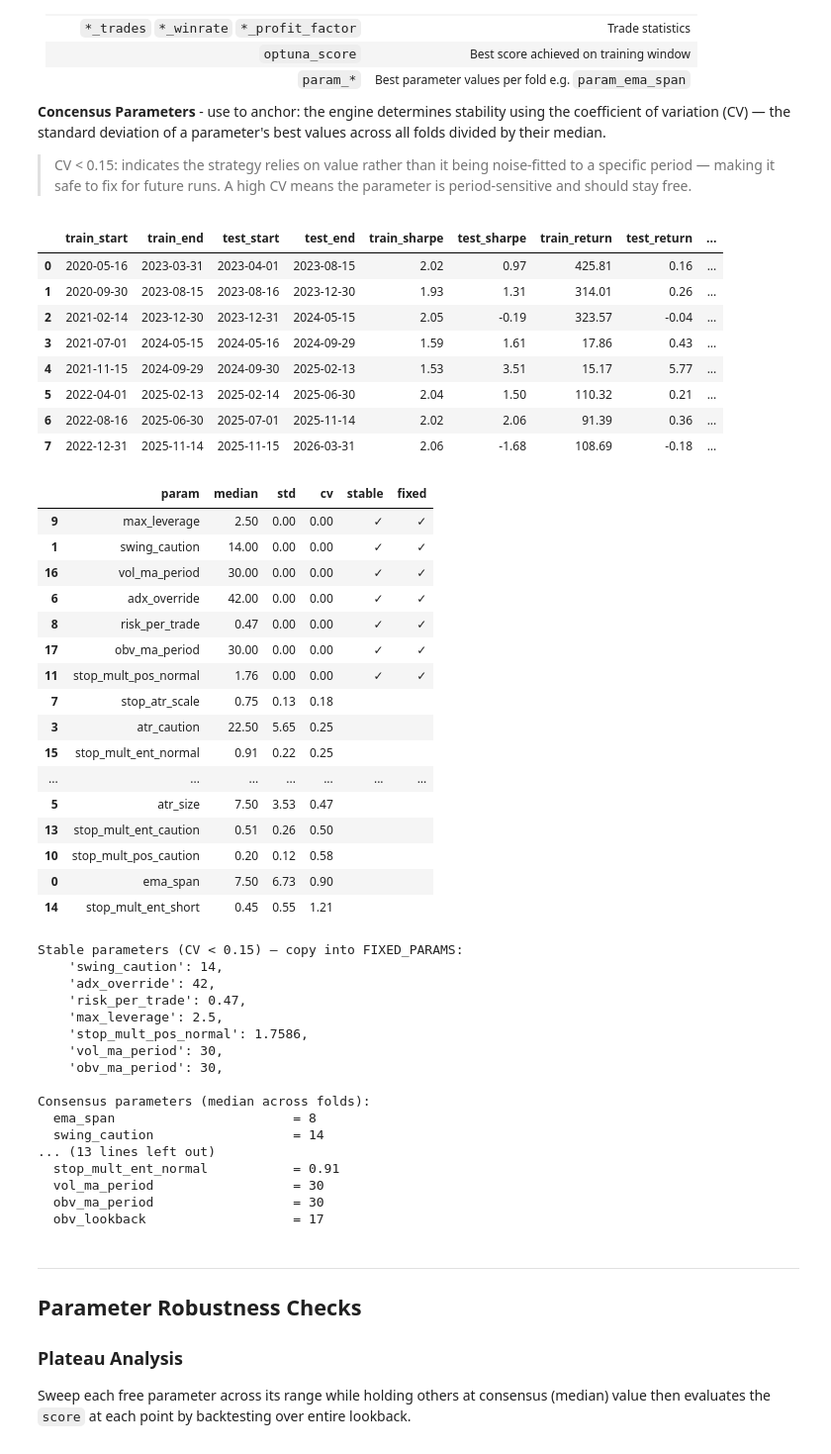
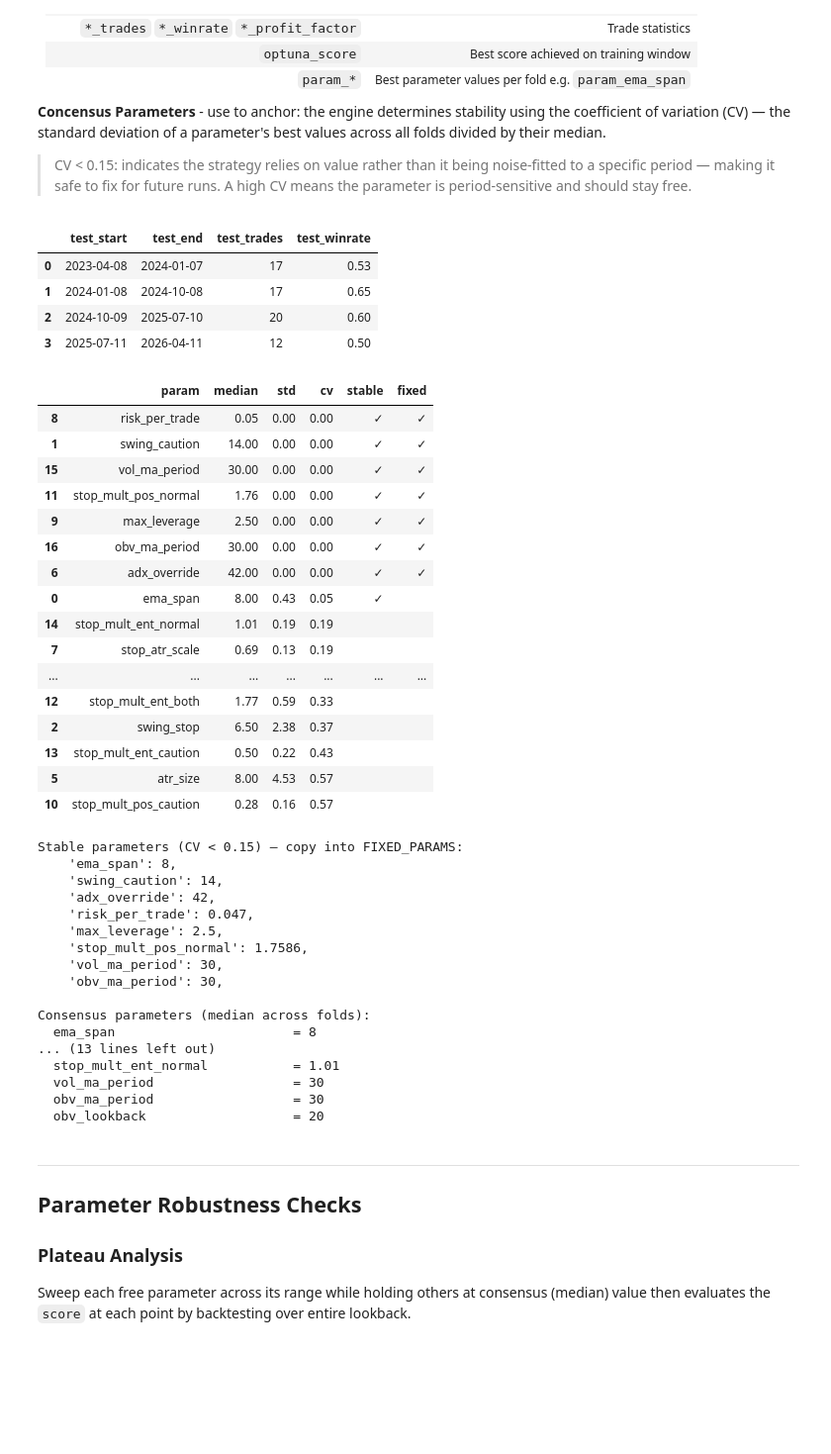
Before and after one commit to Epsilon-Fund/Epsilon-Quant-Research, a Jupyter notebook: topics/momentum/strategies/wf_testing/momentumXRP_wf.ipynb, the cells around one changed output. Shown at 99% size. Drawn from its saved outputs; the diff is of its cells as text; code cells hidden in the pictures; blank space fills up the shorter version.

```diff
--- a/topics/momentum/strategies/wf_testing/momentumXRP_wf.ipynb
+++ b/topics/momentum/strategies/wf_testing/momentumXRP_wf.ipynb
@@ -108,7 +108,6 @@ PARAM_DEFS = {
     'stop_mult_pos_normal':  ('float', 1.5, 2.0),
     'stop_mult_ent_both':    ('float', 0.5, 2.5),
     'stop_mult_ent_caution': ('float', 0.1, 0.9),
-    'stop_mult_ent_short':   ('float', 0.1, 1.5),
     'stop_mult_ent_normal':  ('float', 0.5, 1.5),
     'vol_ma_period':  ('int',   10,  40),   # rolling window for volume MA
     'obv_ma_period':  ('int',   10,  40),   # OBV smoothing window
@@ -119,7 +118,7 @@ PARAM_DEFS = {
 # These bypass Optuna and are held constant across all folds.
 # Populate using stability_df results: fix params with CV < 0.15
 FIXED_PARAMS = {
-    'risk_per_trade': 0.47,
+    'risk_per_trade': 0.047,
     'max_leverage': 2.5,
 
     'swing_caution': 14,
@@ -275,9 +274,9 @@ COST        = 0.001
 # Modify weights or swap components. Must return a float (higher = better).
 
 def score_fn(m):
-    SHARPE_MAX = 2
+    SHARPE_MAX = 2.2
     CALMAR_MAX = 18
-    RETURN_MAX = 9 #Calibrate to max of IS periods
+    RETURN_MAX = 50 #Calibrate to max of IS periods
 
     calmar = m['total_return'] / abs(m['max_drawdown']) if m['max_drawdown'] != 0 else 0
 
@@ -382,65 +382,63 @@ Per-fold IS vs OOS performance. Each row is one fold — compare `train_*` vs `t
 # %%
 # ── fold summary table ────────────────────────────────────────────────────────
 display_cols = [
-    'train_start', 'train_end',
+   # 'train_start', 'train_end',
     'test_start', 'test_end',
-    'train_sharpe', 'test_sharpe',
-    'train_return', 'test_return',
-    'train_drawdown', 'test_drawdown',
-    'test_trades',  'test_winrate', 'optuna_score',
+  #  'train_sharpe', 'test_sharpe',
+  #  'train_return', 'test_return',
+  #  'train_drawdown', 'test_drawdown',
+    'test_trades',  'test_winrate',
+   # 'optuna_score',
 ]
 display(results['results_df'][display_cols].round(2))
 
 # ── parameter stability ───────────────────────────────────────────────────────
 stability = results['stability_df'].copy()
 stability['stable'] = stability['stable'].map({True: '✓', False: ''})
 stability['fixed']  = stability['fixed'].map({True: '✓', False: ''})
 stability = stability[['param', 'median', 'std', 'cv', 'stable', 'fixed']].round(2)
 display(stability.sort_values('cv'))
 
 # ── consensus params ──────────────────────────────────────────────────────────
 stable = results['stability_df'][results['stability_df']['cv'] < 0.15]
 
 print('Stable parameters (CV < 0.15) — copy into FIXED_PARAMS:')
 for _, row in stable.iterrows():
     v = results['consensus_params'][row['param']]
     v_fmt = int(round(v)) if isinstance(v, float) and v == int(v) else round(v, 4) if isinstance(v, float) else v
     print(f"    '{row['param']}': {v_fmt},")
 
 print('\nConsensus parameters (median across folds):')
 for k, v in results['consensus_params'].items():
     print(f'  {k:<30} = {round(v, 2) if isinstance(v, float) else v}')
 # %% [output]
-|  | train_start | train_end | test_start | test_end | train_sharpe | test_sharpe | train_return | test_return | ... |
-| 0 | 2020-05-16 | 2023-03-31 | 2023-04-01 | 2023-08-15 | 2.02 | 0.97 | 425.81 | 0.16 | ... |
-| 1 | 2020-09-30 | 2023-08-15 | 2023-08-16 | 2023-12-30 | 1.93 | 1.31 | 314.01 | 0.26 | ... |
-| 2 | 2021-02-14 | 2023-12-30 | 2023-12-31 | 2024-05-15 | 2.05 | -0.19 | 323.57 | -0.04 | ... |
-| 3 | 2021-07-01 | 2024-05-15 | 2024-05-16 | 2024-09-29 | 1.59 | 1.61 | 17.86 | 0.43 | ... |
-| 4 | 2021-11-15 | 2024-09-29 | 2024-09-30 | 2025-02-13 | 1.53 | 3.51 | 15.17 | 5.77 | ... |
-| 5 | 2022-04-01 | 2025-02-13 | 2025-02-14 | 2025-06-30 | 2.04 | 1.50 | 110.32 | 0.21 | ... |
-| 6 | 2022-08-16 | 2025-06-30 | 2025-07-01 | 2025-11-14 | 2.02 | 2.06 | 91.39 | 0.36 | ... |
-| 7 | 2022-12-31 | 2025-11-14 | 2025-11-15 | 2026-03-31 | 2.06 | -1.68 | 108.69 | -0.18 | ... |
+|  | test_start | test_end | test_trades | test_winrate |
+| 0 | 2023-04-08 | 2024-01-07 | 17 | 0.53 |
+| 1 | 2024-01-08 | 2024-10-08 | 17 | 0.65 |
+| 2 | 2024-10-09 | 2025-07-10 | 20 | 0.60 |
+| 3 | 2025-07-11 | 2026-04-11 | 12 | 0.50 |
 |  | param | median | std | cv | stable | fixed |
+| 8 | risk_per_trade | 0.05 | 0.00 | 0.00 | ✓ | ✓ |
+| 1 | swing_caution | 14.00 | 0.00 | 0.00 | ✓ | ✓ |
+| 15 | vol_ma_period | 30.00 | 0.00 | 0.00 | ✓ | ✓ |
+| 11 | stop_mult_pos_normal | 1.76 | 0.00 | 0.00 | ✓ | ✓ |
 | 9 | max_leverage | 2.50 | 0.00 | 0.00 | ✓ | ✓ |
-| 1 | swing_caution | 14.00 | 0.00 | 0.00 | ✓ | ✓ |
-| 16 | vol_ma_period | 30.00 | 0.00 | 0.00 | ✓ | ✓ |
+| 16 | obv_ma_period | 30.00 | 0.00 | 0.00 | ✓ | ✓ |
 | 6 | adx_override | 42.00 | 0.00 | 0.00 | ✓ | ✓ |
-| 8 | risk_per_trade | 0.47 | 0.00 | 0.00 | ✓ | ✓ |
-| 17 | obv_ma_period | 30.00 | 0.00 | 0.00 | ✓ | ✓ |
-| 11 | stop_mult_pos_normal | 1.76 | 0.00 | 0.00 | ✓ | ✓ |
-| 7 | stop_atr_scale | 0.75 | 0.13 | 0.18 |  |  |
-| 3 | atr_caution | 22.50 | 5.65 | 0.25 |  |  |
-| 15 | stop_mult_ent_normal | 0.91 | 0.22 | 0.25 |  |  |
+| 0 | ema_span | 8.00 | 0.43 | 0.05 | ✓ |  |
+| 14 | stop_mult_ent_normal | 1.01 | 0.19 | 0.19 |  |  |
+| 7 | stop_atr_scale | 0.69 | 0.13 | 0.19 |  |  |
 | ... | ... | ... | ... | ... | ... | ... |
-| 5 | atr_size | 7.50 | 3.53 | 0.47 |  |  |
-| 13 | stop_mult_ent_caution | 0.51 | 0.26 | 0.50 |  |  |
-| 10 | stop_mult_pos_caution | 0.20 | 0.12 | 0.58 |  |  |
-| 0 | ema_span | 7.50 | 6.73 | 0.90 |  |  |
-| 14 | stop_mult_ent_short | 0.45 | 0.55 | 1.21 |  |  |
+| 12 | stop_mult_ent_both | 1.77 | 0.59 | 0.33 |  |  |
+| 2 | swing_stop | 6.50 | 2.38 | 0.37 |  |  |
+| 13 | stop_mult_ent_caution | 0.50 | 0.22 | 0.43 |  |  |
+| 5 | atr_size | 8.00 | 4.53 | 0.57 |  |  |
+| 10 | stop_mult_pos_caution | 0.28 | 0.16 | 0.57 |  |  |
 Stable parameters (CV < 0.15) — copy into FIXED_PARAMS:
+    'ema_span': 8,
     'swing_caution': 14,
     'adx_override': 42,
-    'risk_per_trade': 0.47,
+    'risk_per_trade': 0.047,
     'max_leverage': 2.5,
     'stop_mult_pos_normal': 1.7586,
     'vol_ma_period': 30,
@@ -448,12 +446,11 @@ Stable parameters (CV < 0.15) — copy into FIXED_PARAMS:
 
 Consensus parameters (median across folds):
   ema_span                       = 8
-  swing_caution                  = 14
 ... (13 lines left out)
-  stop_mult_ent_normal           = 0.91
+  stop_mult_ent_normal           = 1.01
   vol_ma_period                  = 30
   obv_ma_period                  = 30
-  obv_lookback                   = 17
+  obv_lookback                   = 20
 # %% [markdown]
 ---
 ## Parameter Robustness Checks
```
Also changed, not shown: parts of 4 cells of this notebook, 44 other files.
